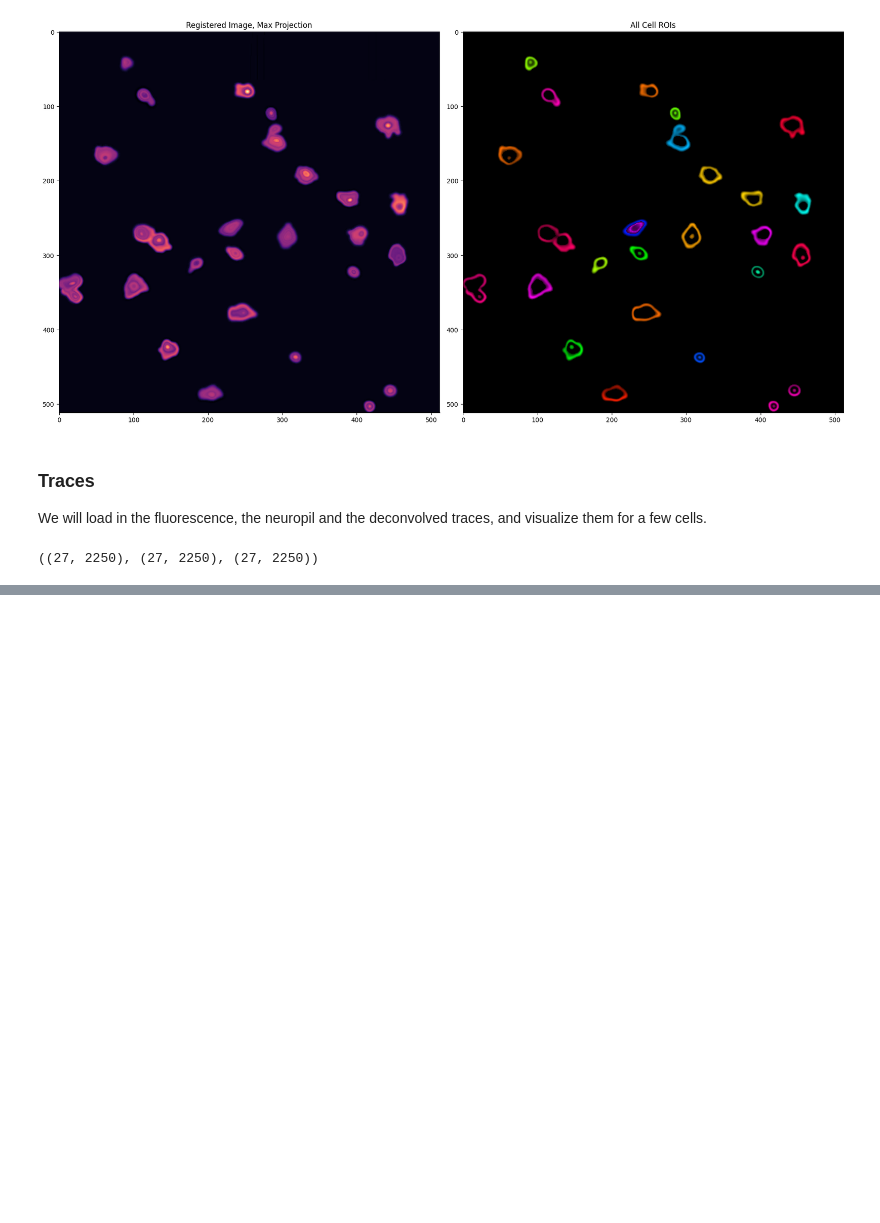
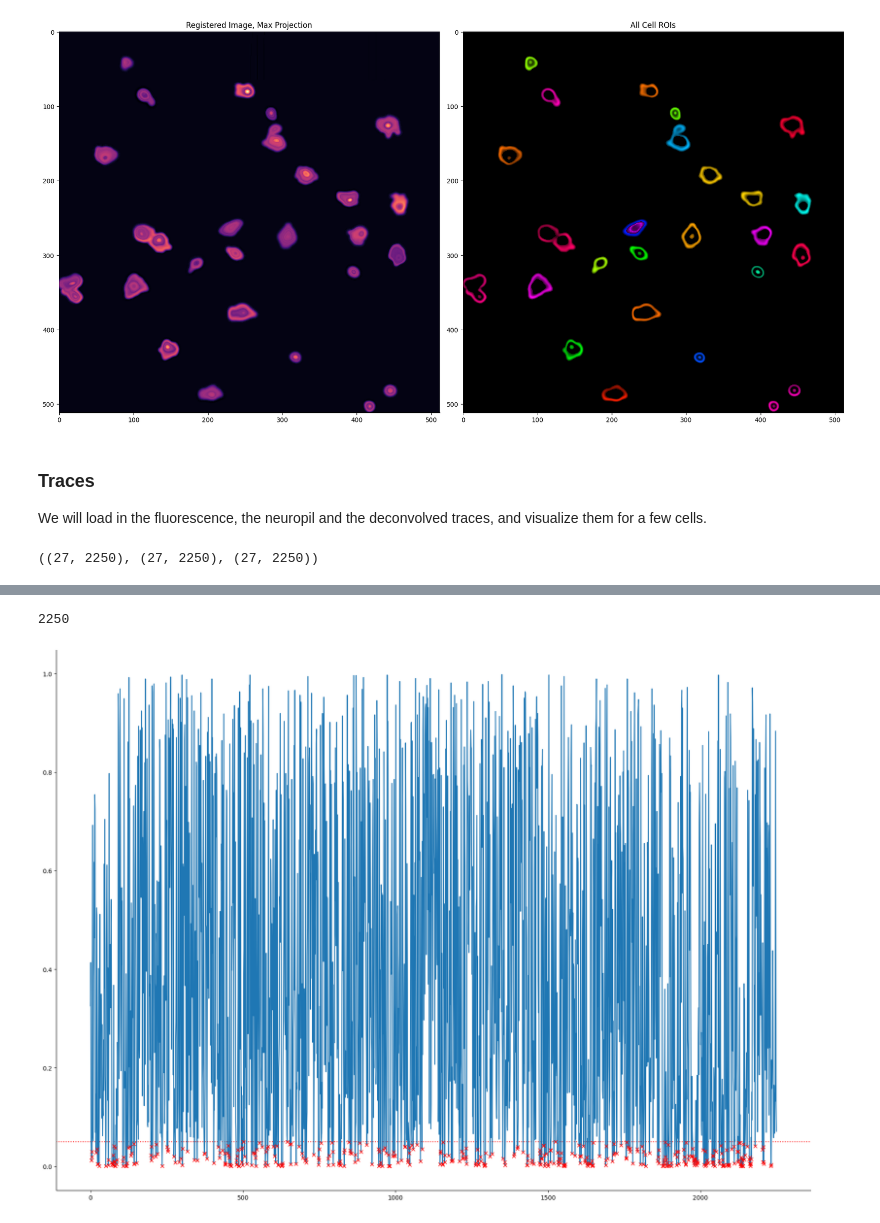
Before and after one commit to rdiazrincon/VTA_SNc, a Jupyter notebook: run_suite2p_colab_2021.ipynb, the cells around one changed output, grey strips where cells are left out. Cells and saved outputs as stored; diff of their text form; code cells hidden in the pictures; blank space fills up the shorter version.

```diff
--- a/run_suite2p_colab_2021.ipynb
+++ b/run_suite2p_colab_2021.ipynb
@@ -465,0 +476,5 @@ for i, roi in enumerate(rois):
+# %%
+import sys
+np.set_printoptions(threshold=sys.maxsize)
+rng = np.random.default_rng()
+result = st.ttest_ind(f_cells, f_cells_new, equal_var = False, permutations=1000, random_state=rng)
@@ -465,0 +501,19 @@ for i, roi in enumerate(rois):
+# %%
+len(result[1])
+# %% [output]
+2250
+# %%
+fig, ax = plt.subplots()
+
+ys = result[1]
+
+threshold = 0.05
+
+ax.axhline(y=threshold, color='r', linestyle=':')
+ax.plot(ys)
+
+criteria = [i for i, val in enumerate(ys) if val<threshold]
+ax.plot(criteria, ys[criteria], linestyle='none', color='r', marker='x')
+plt.show()
+# %% [output]
+[figure, added]
```
Also changed, not shown: parts of 8 cells of this notebook, 1 other file.
